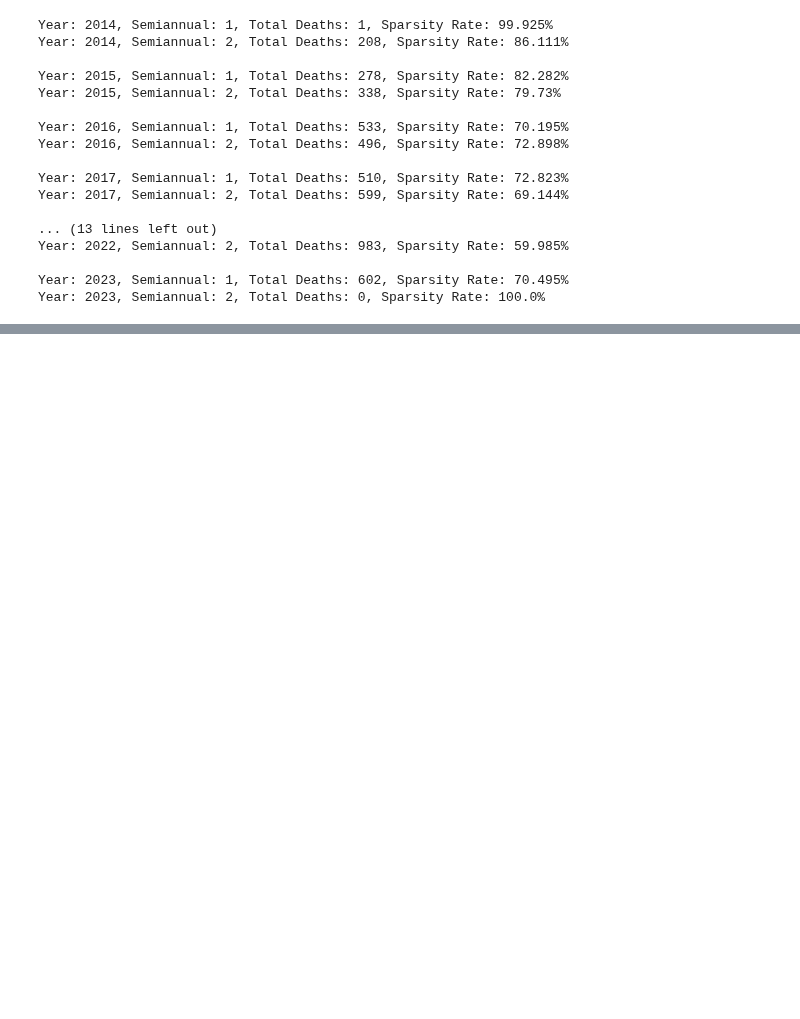
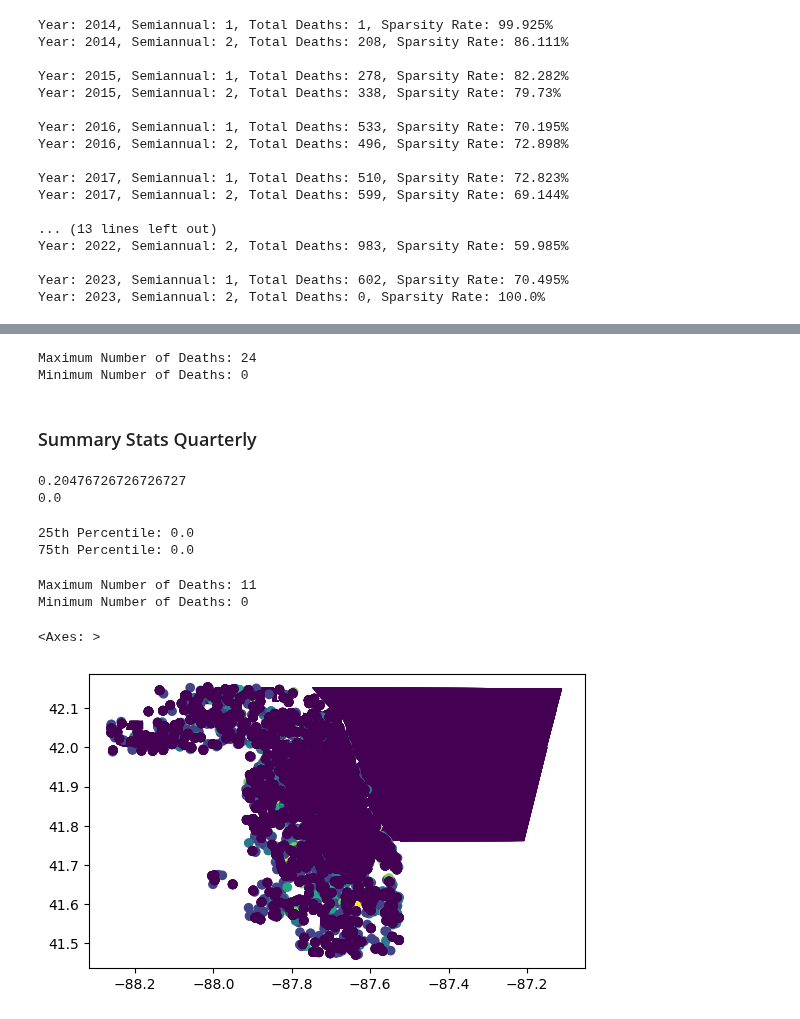
Before and after one commit to tufts-ml/opioid-overdose-models, a Jupyter notebook: cook-county/cook-county-summary-stats.ipynb, the cells around one changed output, grey strips where cells are left out. Saved outputs shown, nothing was run; the diff lists cells and outputs as text; code cells hidden in the pictures; blank space fills up the shorter version.

```diff
--- a/cook-county/cook-county-summary-stats.ipynb
+++ b/cook-county/cook-county-summary-stats.ipynb
@@ -173,0 +236,10 @@ Number of Census Tracts with
+# %%
+#calculate mean from 2014-2021?
+#annual
+
+filtered_df = gdf_annual[(gdf_annual['year'] >= 2014) & (gdf_annual['year'] <= 2021)]
+mean_deaths = filtered_df['deaths'].mean()
+median_deaths = filtered_df['deaths'].median()
+
+print(mean_deaths)
+print(median_deaths)
@@ -173,0 +259,51 @@ Number of Census Tracts with
+# %%
+#min and max ANNUAL
+max_deaths = filtered_df['deaths'].max()
+min_deaths = filtered_df['deaths'].min()
+
+print("Maximum Number of Deaths:", max_deaths)
+print("Minimum Number of Deaths:", min_deaths)
+# %% [output]
+Maximum Number of Deaths: 24
+Minimum Number of Deaths: 0
+# %% [markdown]
+### Summary Stats Quarterly
+# %%
+#summary stats QUARTERLY
+#mean and median
+gdf_quarter_filtered = gdf_quarter[gdf_quarter['year'].between(2014, 2021)]
+mean_deaths = gdf_quarter_filtered['deaths'].mean()
+median_deaths = gdf_quarter_filtered['deaths'].median()
+
+print(mean_deaths)
+print(median_deaths)
+# %% [output]
+0.20476726726726727
+0.0
+# %%
+# percentiles quarterly
+percentile_25 = np.percentile(gdf_quarter_filtered['deaths'], 25)
+percentile_75 = np.percentile(gdf_quarter_filtered['deaths'], 75)
+
+print("25th Percentile:", percentile_25)
+print("75th Percentile:", percentile_75)
+# %% [output]
+25th Percentile: 0.0
+75th Percentile: 0.0
+# %%
+#maximum and min quarterly
+max_deaths = gdf_quarter_filtered['deaths'].max()
+min_deaths = gdf_quarter_filtered['deaths'].min()
+
+print("Maximum Number of Deaths:", max_deaths)
+print("Minimum Number of Deaths:", min_deaths)
+# %% [output]
+Maximum Number of Deaths: 11
+Minimum Number of Deaths: 0
+# %%
+##why does my plot look bad
+
+filtered_df.plot('deaths', vmax=5)
+# %% [output]
+<Axes: >
+[figure, added]
```
Also changed, not shown: parts of 12 cells of this notebook, 2 other files.
